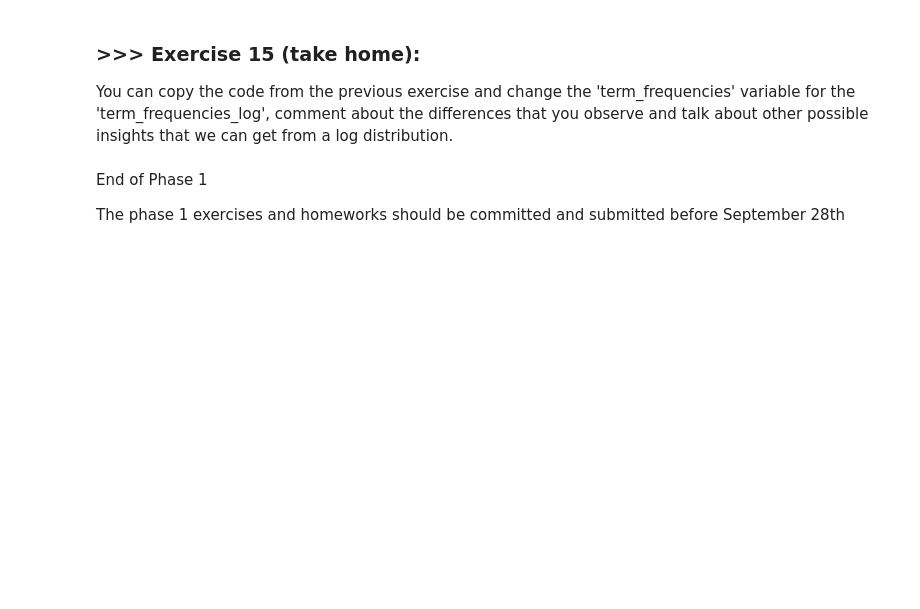
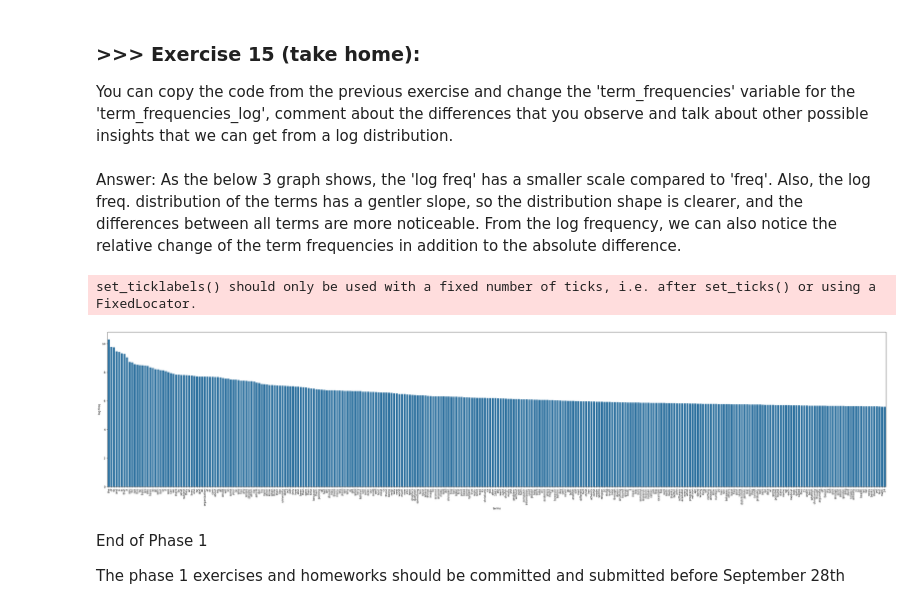
Before and after one commit to chiw4n/DM2025-Lab1-Exercise, a Jupyter notebook: DM2025-Lab1-Master.ipynb, the cells around one changed output. Drawn from its saved outputs; the diff is of its cells as text; code cells hidden in the pictures; blank space fills up the shorter version.

```diff
--- a/DM2025-Lab1-Master.ipynb
+++ b/DM2025-Lab1-Master.ipynb
@@ -1231,0 +1290,2 @@ You can copy the code from the previous exercise and change the 'term_frequencie
+# %% [markdown]
+Answer: As the below 3 graph shows, the 'log freq' has a smaller scale compared to 'freq'. Also, the log freq. distribution of the terms has a gentler slope, so the distribution shape is clearer, and the differences between all terms are more noticeable. From the log frequency, we can also notice the relative change of the term frequencies in addition to the absolute difference.
@@ -1232,3 +1317,19 @@ You can copy the code from the previous exercise and change the 'term_frequencie
+# %%
+# Answer here
+df_bar = pd.DataFrame({
+    'terms': count_vect.get_feature_names_out(),
+    'log freq': term_frequencies_log
+})
+
+df_top = df_bar.sort_values('log freq', ascending=False).head(300)
+
+plt.subplots(figsize=(50, 10))
+ax = sns.barplot(data=df_top, x='terms', y='log freq')
+ax.set_xticklabels(df_top['terms'], rotation=90)
+plt.show()
+# %% [output]
+set_ticklabels() should only be used with a fixed number of ticks, i.e. after set_ticks() or using a FixedLocator.
+[figure, added]
 # %% [markdown]
 End of Phase 1
 
```
Also changed, not shown: parts of 20 cells of this notebook, 1 other file.
